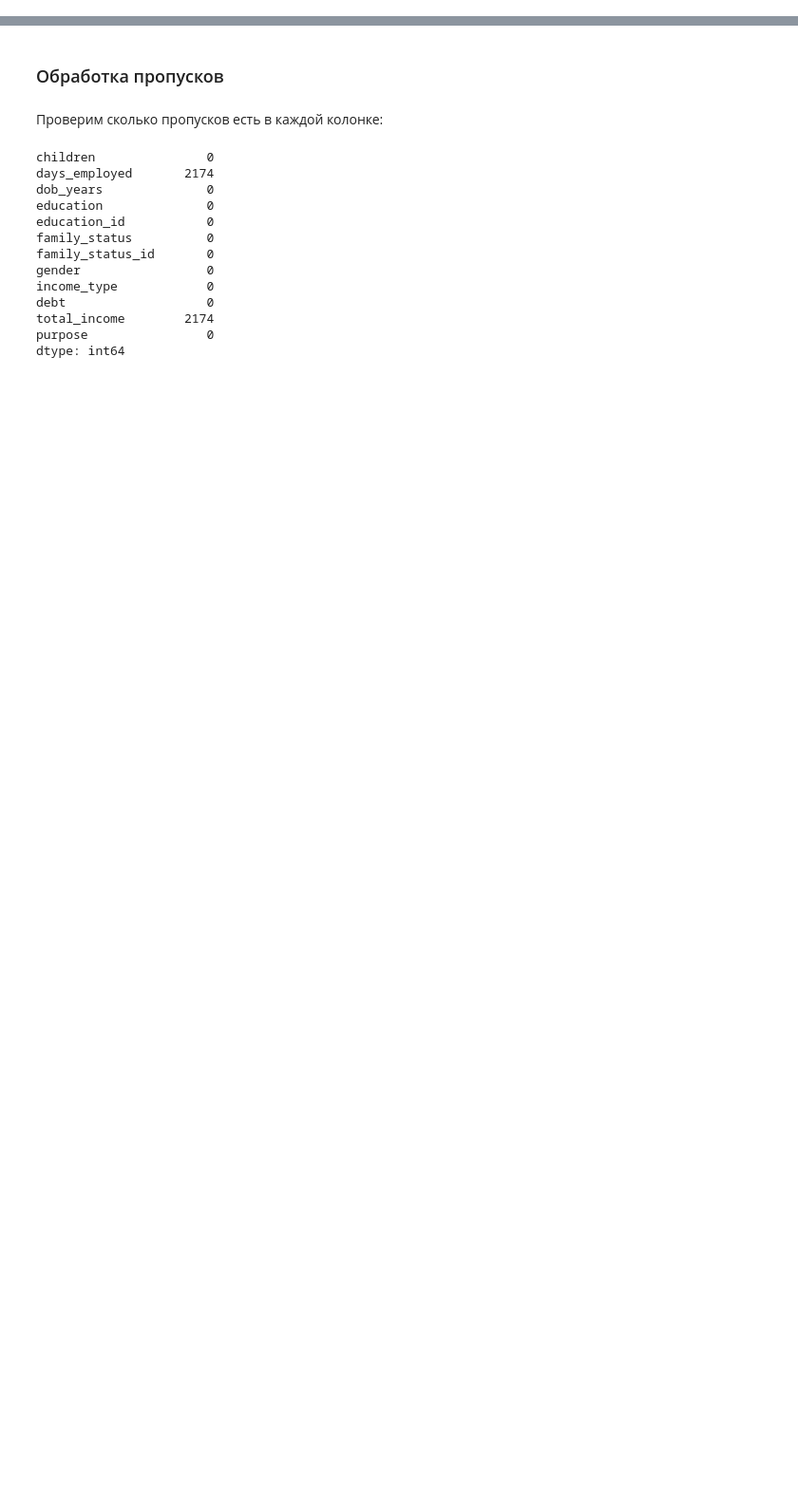
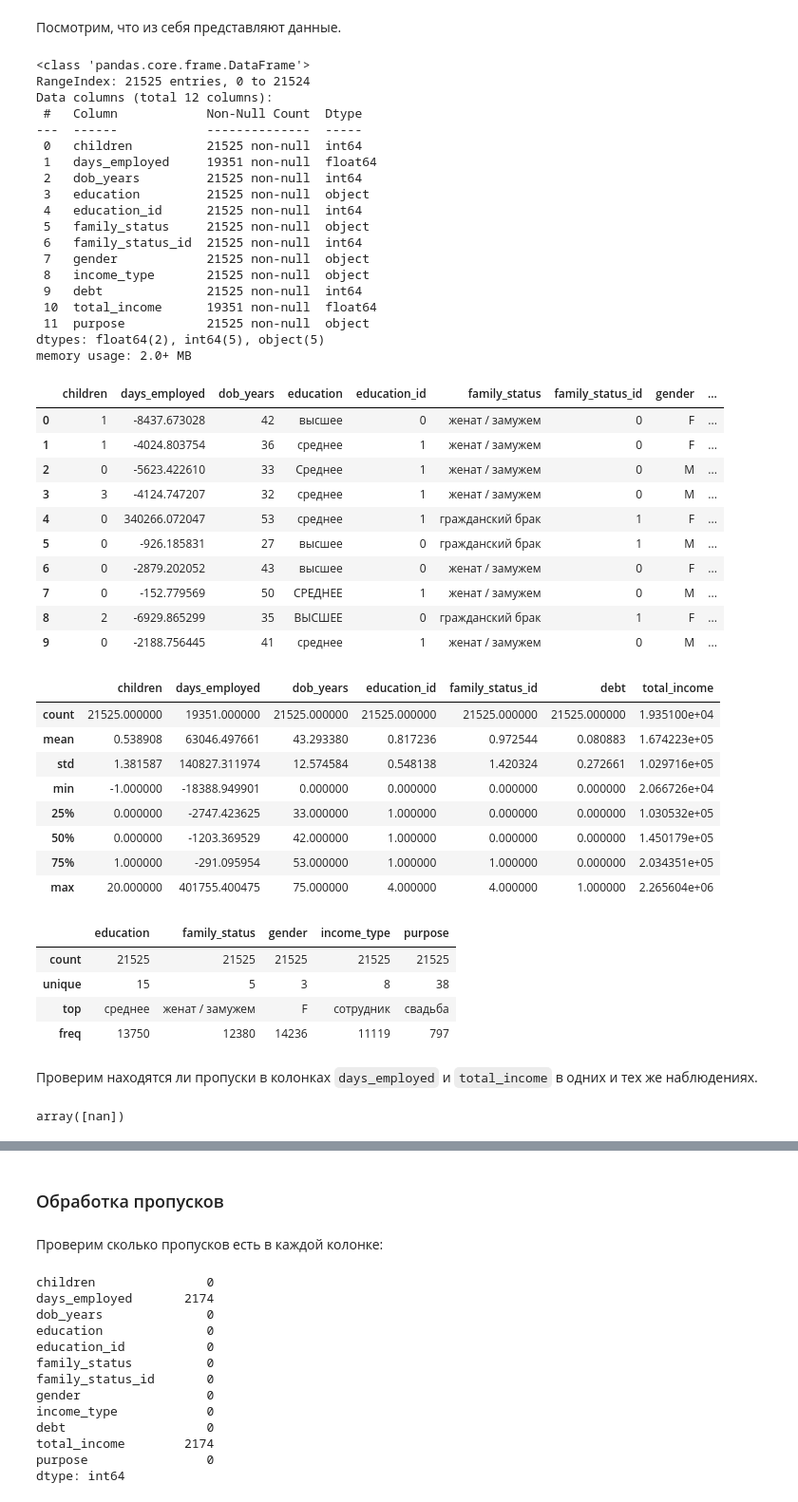
Before and after one commit to uladzislau21/YandexPracticum-projects, a Jupyter notebook: data_cleaning/data_cleaning.ipynb, the cells around one changed output, grey strips where cells are left out. Shown at 95% size. Saved outputs shown, nothing was run; the diff lists cells and outputs as text; code cells hidden in the pictures; blank space fills up the shorter version.

```diff
--- a/data_cleaning/data_cleaning.ipynb
+++ b/data_cleaning/data_cleaning.ipynb
@@ -41,4 +9,4 @@ import seaborn as sb
 import numpy as np
 from collections import Counter
 # %%
-data = pd.read_csv('/datasets/data.csv')
+data = pd.read_csv('/Users/vlad/Documents/Documents Linux/Yandex DS/Projects/YandexPracticum-projects/data_cleaning/data.csv')
@@ -100 +13,61 @@ memory usage: 2.0+ MB
+# %% [markdown]
+Посмотрим, что из себя представляют данные.
+# %%
+data.info()
+display(data.head(10))
+# статистика по численным переменным
+display(data.describe())
+# статистика по категориальным переменным
+data.describe(include=['object'])
+# %% [output]
+<class 'pandas.core.frame.DataFrame'>
+RangeIndex: 21525 entries, 0 to 21524
+Data columns (total 12 columns):
+ #   Column            Non-Null Count  Dtype
+---  ------            --------------  -----
+ 0   children          21525 non-null  int64
+ 1   days_employed     19351 non-null  float64
+ 2   dob_years         21525 non-null  int64
+ 3   education         21525 non-null  object
+ 4   education_id      21525 non-null  int64
+ 5   family_status     21525 non-null  object
+ 6   family_status_id  21525 non-null  int64
+ 7   gender            21525 non-null  object
+ 8   income_type       21525 non-null  object
+ 9   debt              21525 non-null  int64
+ 10  total_income      19351 non-null  float64
+ 11  purpose           21525 non-null  object
+dtypes: float64(2), int64(5), object(5)
+memory usage: 2.0+ MB
+|  | children | days_employed | dob_years | education | education_id | family_status | family_status_id | gender | ... |
+| 0 | 1 | -8437.673028 | 42 | высшее | 0 | женат / замужем | 0 | F | ... |
+| 1 | 1 | -4024.803754 | 36 | среднее | 1 | женат / замужем | 0 | F | ... |
+| 2 | 0 | -5623.422610 | 33 | Среднее | 1 | женат / замужем | 0 | M | ... |
+| 3 | 3 | -4124.747207 | 32 | среднее | 1 | женат / замужем | 0 | M | ... |
+| 4 | 0 | 340266.072047 | 53 | среднее | 1 | гражданский брак | 1 | F | ... |
+| 5 | 0 | -926.185831 | 27 | высшее | 0 | гражданский брак | 1 | M | ... |
+| 6 | 0 | -2879.202052 | 43 | высшее | 0 | женат / замужем | 0 | F | ... |
+| 7 | 0 | -152.779569 | 50 | СРЕДНЕЕ | 1 | женат / замужем | 0 | M | ... |
+| 8 | 2 | -6929.865299 | 35 | ВЫСШЕЕ | 0 | гражданский брак | 1 | F | ... |
+| 9 | 0 | -2188.756445 | 41 | среднее | 1 | женат / замужем | 0 | M | ... |
+|  | children | days_employed | dob_years | education_id | family_status_id | debt | total_income |
+| count | 21525.000000 | 19351.000000 | 21525.000000 | 21525.000000 | 21525.000000 | 21525.000000 | 1.935100e+04 |
+| mean | 0.538908 | 63046.497661 | 43.293380 | 0.817236 | 0.972544 | 0.080883 | 1.674223e+05 |
+| std | 1.381587 | 140827.311974 | 12.574584 | 0.548138 | 1.420324 | 0.272661 | 1.029716e+05 |
+| min | -1.000000 | -18388.949901 | 0.000000 | 0.000000 | 0.000000 | 0.000000 | 2.066726e+04 |
+| 25% | 0.000000 | -2747.423625 | 33.000000 | 1.000000 | 0.000000 | 0.000000 | 1.030532e+05 |
+| 50% | 0.000000 | -1203.369529 | 42.000000 | 1.000000 | 0.000000 | 0.000000 | 1.450179e+05 |
+| 75% | 1.000000 | -291.095954 | 53.000000 | 1.000000 | 1.000000 | 0.000000 | 2.034351e+05 |
+| max | 20.000000 | 401755.400475 | 75.000000 | 4.000000 | 4.000000 | 1.000000 | 2.265604e+06 |
+|  | education | family_status | gender | income_type | purpose |
+| count | 21525 | 21525 | 21525 | 21525 | 21525 |
+| unique | 15 | 5 | 3 | 8 | 38 |
+| top | среднее | женат / замужем | F | сотрудник | свадьба |
+| freq | 13750 | 12380 | 14236 | 11119 | 797 |
+# %% [markdown]
+Проверим находятся ли пропуски в колонках `days_employed` и `total_income` в одних и тех же наблюдениях.
+# %%
+data[data['total_income'].isna()]['days_employed'].unique()
+# %% [output]
+array([nan])
 # %% [markdown]
```
Also changed, not shown: parts of 30 cells of this notebook, 2 other files.
